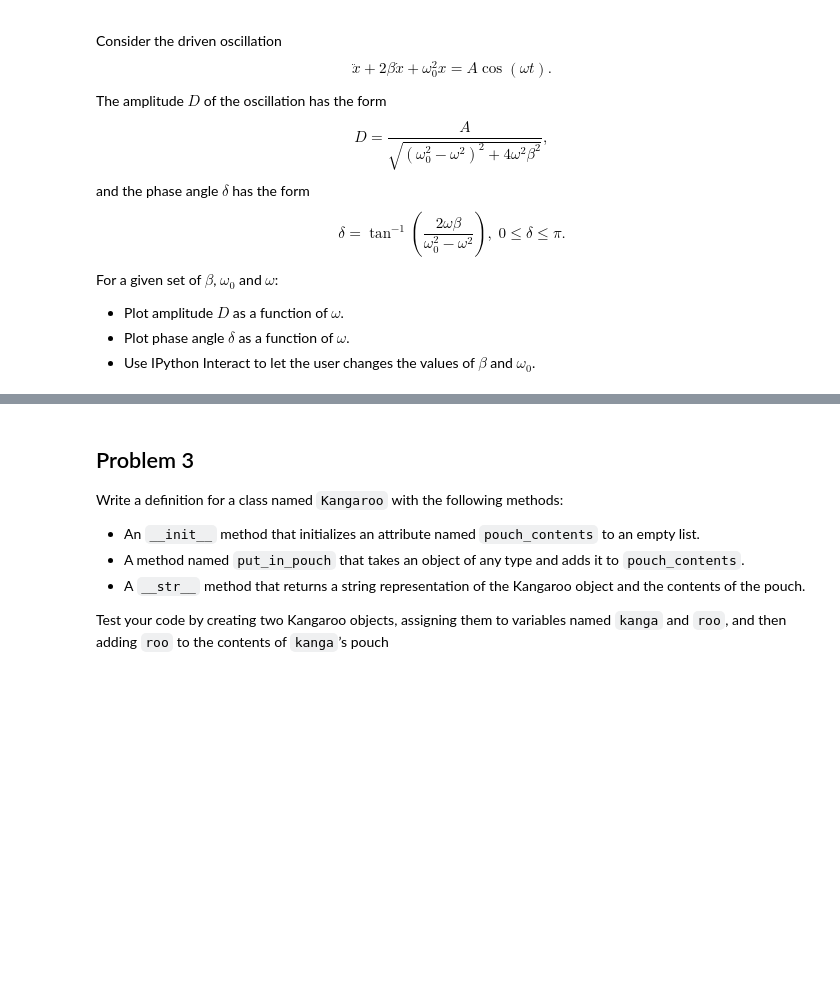
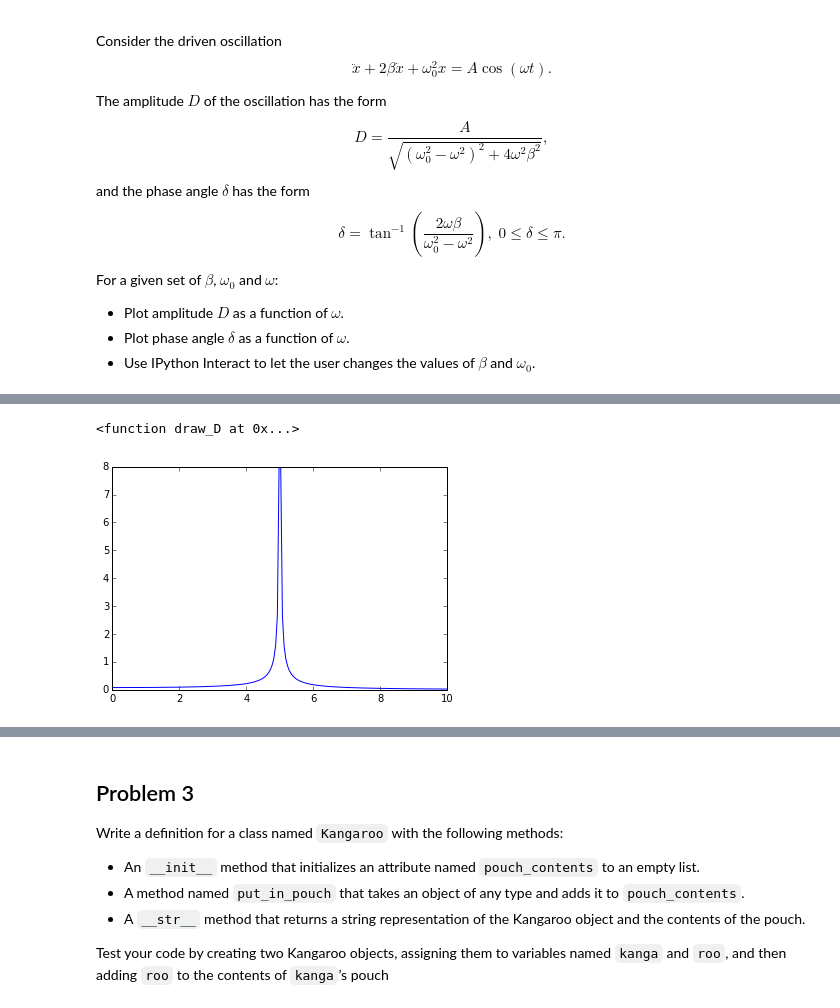
Before and after one commit to pcchen/NTHU10320PHYS290000, a Jupyter notebook: student/102022127/Homework5.ipynb, the cells around one changed output, grey strips where cells are left out. Drawn from its saved outputs; the diff is of its cells as text; code cells hidden in the pictures; blank space fills up the shorter version.

```diff
--- a/student/102022127/Homework5.ipynb
+++ b/student/102022127/Homework5.ipynb
@@ -150,0 +185,10 @@ For a given set of $\beta$, $\omega_0$ and $\omega$:
+# %%
+# Problem 2-2 (D(w))
+from IPython.html.widgets import interact
+def draw_D(B,w0):
+    x = linspace(0, 10, 200)
+    plot(x, A / (sqrt((w0**2 - x**2)**2 + 4*(x**2)*(B**2))))
+print interact(draw_D, B=(-10.,10.), w0=(0., 10.))
+# %% [output]
+<function draw_D at 0x...>
+[figure, added]
```
Also changed, not shown: parts of 11 cells of this notebook.
